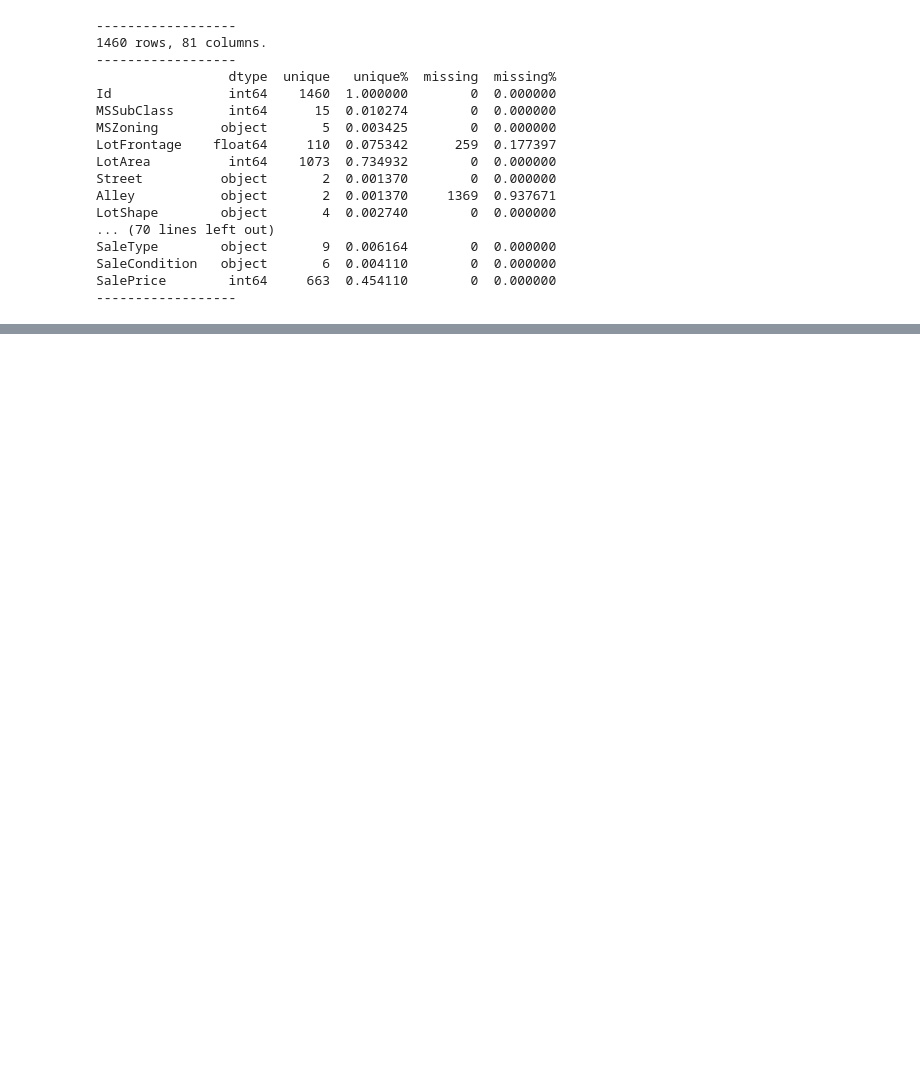
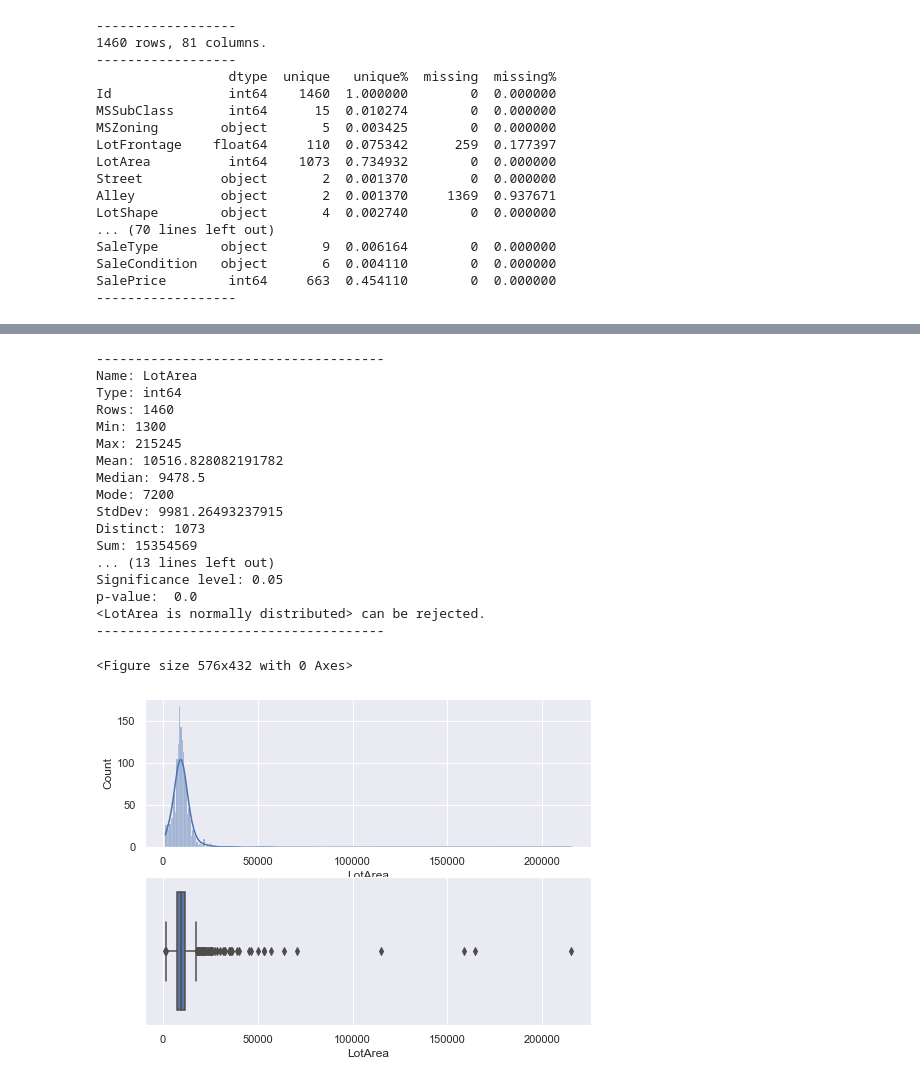
Before and after one commit to HunterKruger/Layzee, a Jupyter notebook: examples/test_dataframe_observer.ipynb, the cells around one changed output, grey strips where cells are left out. Saved outputs shown, nothing was run; the diff lists cells and outputs as text; code cells hidden in the pictures; blank space fills up the shorter version.

```diff
--- a/examples/test_dataframe_observer.ipynb
+++ b/examples/test_dataframe_observer.ipynb
@@ -83,0 +146,22 @@ Up: 17673.5
+# %%
+auto_describe_col(df, 'LotArea')
+# %% [output]
+-------------------------------------
+Name: LotArea
+Type: int64
+Rows: 1460
+Min: 1300
+Max: 215245
+Mean: 10516.828082191782
+Median: 9478.5
+Mode: 7200
+StdDev: 9981.26493237915
+Distinct: 1073
+Sum: 15354569
+... (13 lines left out)
+Significance level: 0.05
+p-value:  0.0
+<LotArea is normally distributed> can be rejected.
+-------------------------------------
+<Figure size 576x432 with 0 Axes>
+[figure, added]
```
Also changed, not shown: parts of 20 cells of this notebook, 13 other files.
